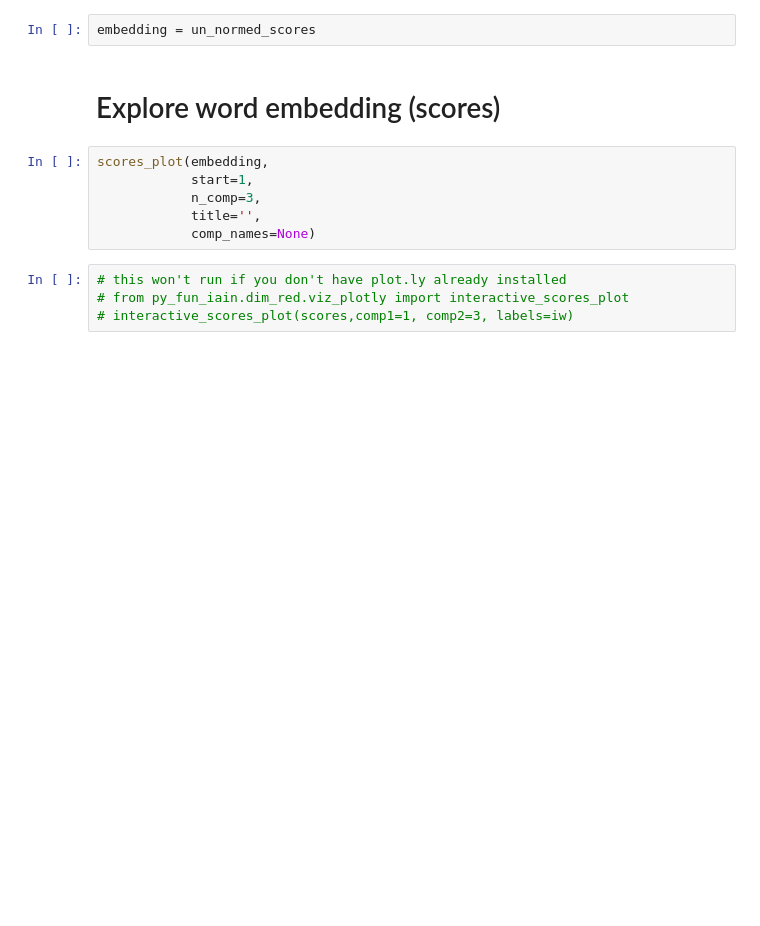
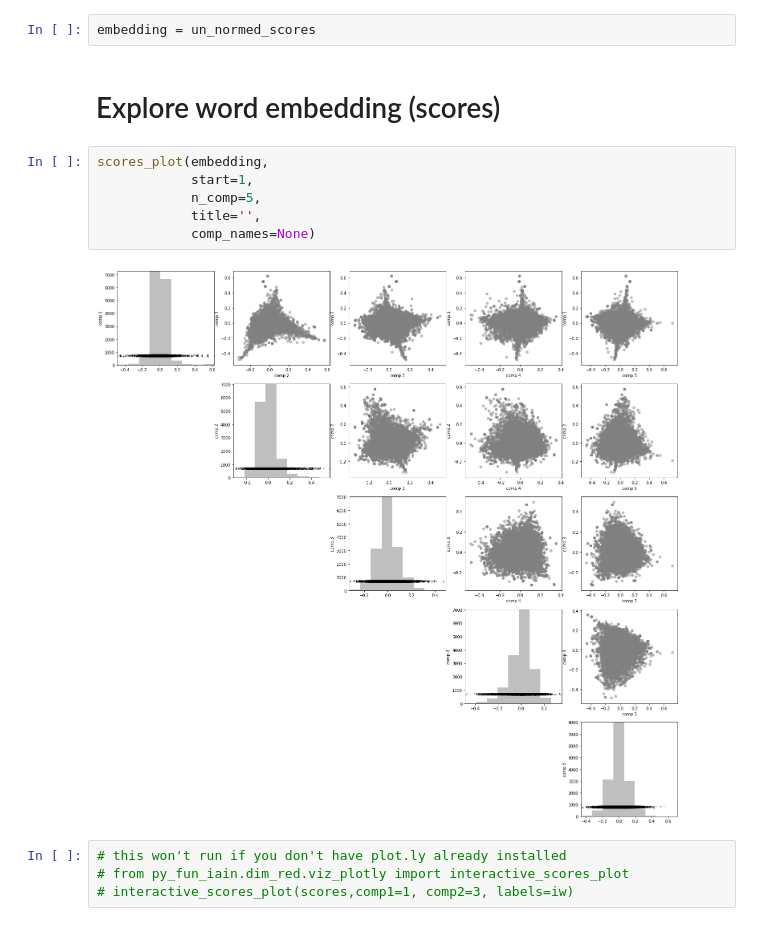
Before and after one commit to idc9/word_embed_tutorial, a Jupyter notebook: 3_explore_word_embedding.ipynb, the cells around one changed output. Saved outputs shown, nothing was run; the diff lists cells and outputs as text; blank space fills up the shorter version.

```diff
--- a/3_explore_word_embedding.ipynb
+++ b/3_explore_word_embedding.ipynb
@@ -83,9 +81,11 @@ embedding = un_normed_scores
 # %%
 scores_plot(embedding,
             start=1,
-            n_comp=3,
+            n_comp=5,
             title='',
             comp_names=None)
+# %% [output]
+[figure, added]
 # %%
 # this won't run if you don't have plot.ly already installed
 # from py_fun_iain.dim_red.viz_plotly import interactive_scores_plot
```
Also changed, not shown: parts of 11 cells of this notebook, 9 other files.
